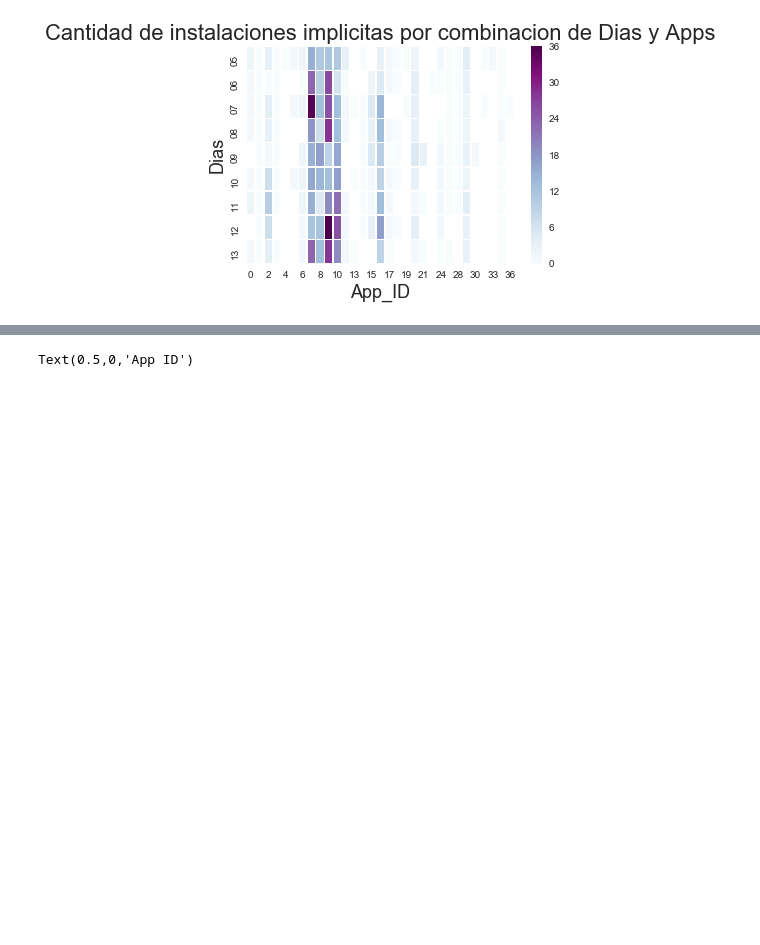
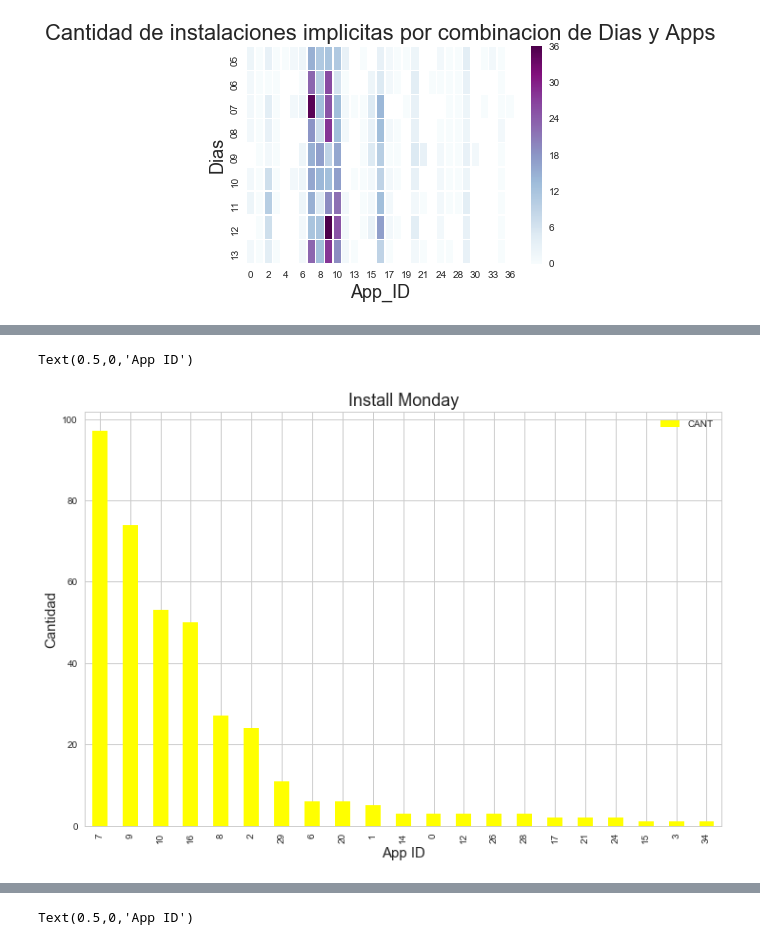
Before and after one commit to LucasCatolino/Organizacion-de-Datos, a Jupyter notebook: Installs.ipynb, the cells around one changed output, grey strips where cells are left out. Drawn from its saved outputs; the diff is of its cells as text; code cells hidden in the pictures; blank space fills up the shorter version.

```diff
--- a/Installs.ipynb
+++ b/Installs.ipynb
@@ -191,20 +248,31 @@ install['dia'].value_counts()
 Name: dia, dtype: int64
 # %%
 #junto los días que tienen mas de dos fechas
-lunes = install[install['dia'].astype('str')== '2019-03-11']
+lunes = install[install['dia'].astype('str')== '11']
 
-martes = install[install['dia'].astype('str')== '2019-03-05']
-martes2= install[install['dia'].astype('str') == '2019-03-12']
-martes.append(martes2)
+martes = install[install['dia'].astype('str')== '05']
+martes2= install[install['dia'].astype('str') == '12']
 
-miercoles = install[install['dia'].astype('str') == '2019-03-06']
-miercoles2 = install[install['dia'].astype('str') == '2019-03-13']
+miercoles = install[install['dia'].astype('str') == '06']
+miercoles2 = install[install['dia'].astype('str') == '13']
 miercoles.append(miercoles2)
 
-jueves = install[install['dia'].astype('str')== '2019-03-07']
+jueves = install[install['dia'].astype('str')== '07']
 
-viernes= install[install['dia'].astype('str')== '2019-03-08']
+viernes= install[install['dia'].astype('str')== '08']
 
-sabado = install[install['dia'].astype('str')== '2019-03-09']
+sabado = install[install['dia'].astype('str')== '09']
 
-domingo = install[install['dia'].astype('str')== '2019-03-10']
+domingo = install[install['dia'].astype('str')== '10']
+# %%
+cuentaLunes = lunes['application_id'].value_counts()
+lun = pd.concat([cuentaLunes],axis=1)
+lun.columns = ['CANT']
+# %%
+g = lun.plot.bar(figsize = (12,8),color=['yellow'])
+g.set_title("Install Monday",fontsize=18)
+g.set_ylabel("Cantidad",fontsize=15)
+g.set_xlabel("App ID",fontsize=15)
+# %% [output]
+Text(0.5,0,'App ID')
+[figure, added]
```
Also changed, not shown: parts of 21 cells of this notebook.
